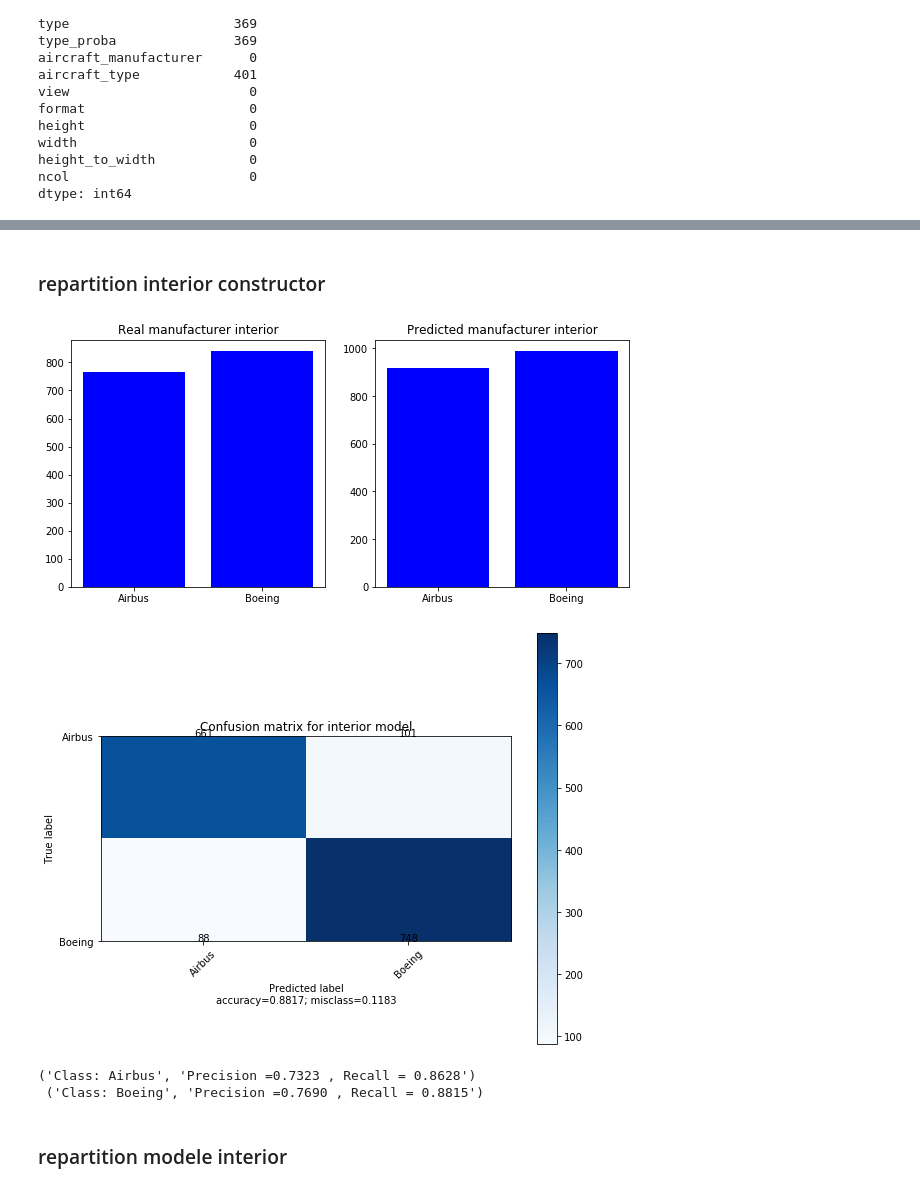
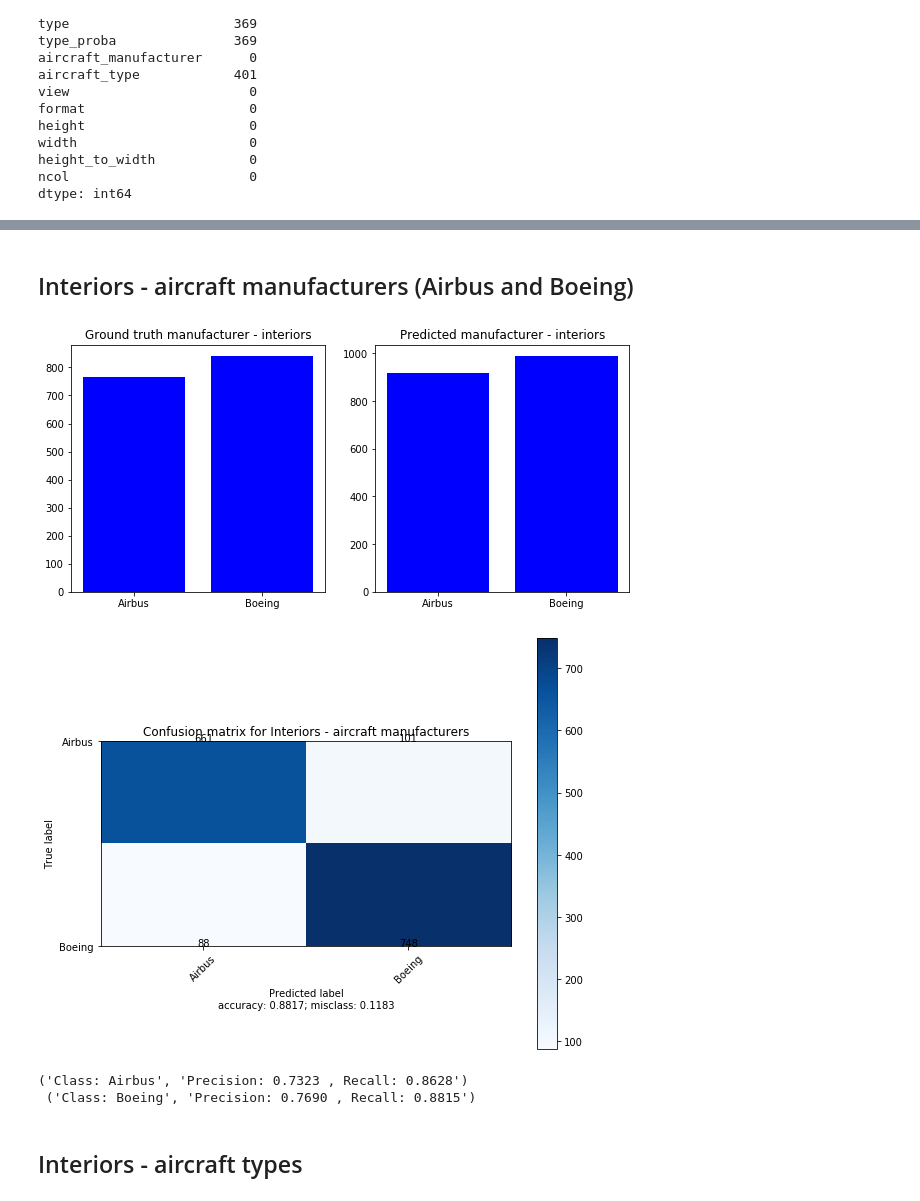
Before and after one commit to interpromoSID2020Airbus/g7_images_sociales, a Jupyter notebook: Results/g7_confusion_matrix.ipynb, the cells around one changed output, grey strips where cells are left out. Saved outputs shown, nothing was run; the diff lists cells and outputs as text; code cells hidden in the pictures.

Commit message:
confusion matrix OK

```diff
--- a/Results/g7_confusion_matrix.ipynb
+++ b/Results/g7_confusion_matrix.ipynb
@@ -477,3 +532,0 @@ def histogram(df, column, filter_1=None, filter_2=None, type_col=['pred', 'real'
-# %%
-def display_hist(histogram, color='b'):
-    plt.bar(histogram.keys(), histogram.values(), color=color)
@@ -536,22 +591,23 @@ print(pr_ext_A320, '\n', pr_ext_A321, '\n', pr_ext_A330, '\n', pr_ext_A350, '\n'
-# %% [markdown]
-### repartition interior constructor
+# %% [markdown]
+## Interiors - aircraft manufacturers (Airbus and Boeing)
 # %%
-plt.figure(figsize=(10,10))
+plt.figure(figsize=(10, 10))
 plt.subplot(223)
-display_hist(histogram(df, 'aircraft_manufacturer', filter_1 = 'Int', type_col = 'real'))
-plt.title('Real manufacturer interior')
+display_hist(histogram(df, 'aircraft_manufacturer',
+                       filter_1='Int', type_col='real'))
+plt.title('Ground truth manufacturer - interiors')
 plt.subplot(224)
-display_hist(histogram(df, 'manufacturer', filter_1 = 'Int', type_col = 'pred'))
-plt.title('Predicted manufacturer interior')
+display_hist(histogram(df, 'manufacturer', filter_1='Int', type_col='pred'))
+plt.title('Predicted manufacturer - interiors')
 plot_confusion_matrix(confusion_matrix_int, labels_int_man,
-                      title = 'Confusion matrix for interior model' , normalize=False)
-print(pr_int_airbus, '\n', pr_int_boeing )
+                      title='Confusion matrix for Interiors - aircraft manufacturers', normalize=False)
+print(pr_int_airbus, '\n', pr_int_boeing)
 # %% [output]
-[figure, old version]
+[figure, new version]
-[figure, old version]
+[figure, new version]
-('Class: Airbus', 'Precision =0.7323 , Recall = 0.8628')
- ('Class: Boeing', 'Precision =0.7690 , Recall = 0.8815')
+('Class: Airbus', 'Precision: 0.7323 , Recall: 0.8628')
+ ('Class: Boeing', 'Precision: 0.7690 , Recall: 0.8815')
-# %% [markdown]
-### repartition modele interior
+# %% [markdown]
+## Interiors - aircraft types
 # %%
 plot_confusion_matrix(confusion_matrix_int_mod, labels_mod_int,
```
Also changed, not shown: parts of 50 cells of this notebook, 2 other files.
